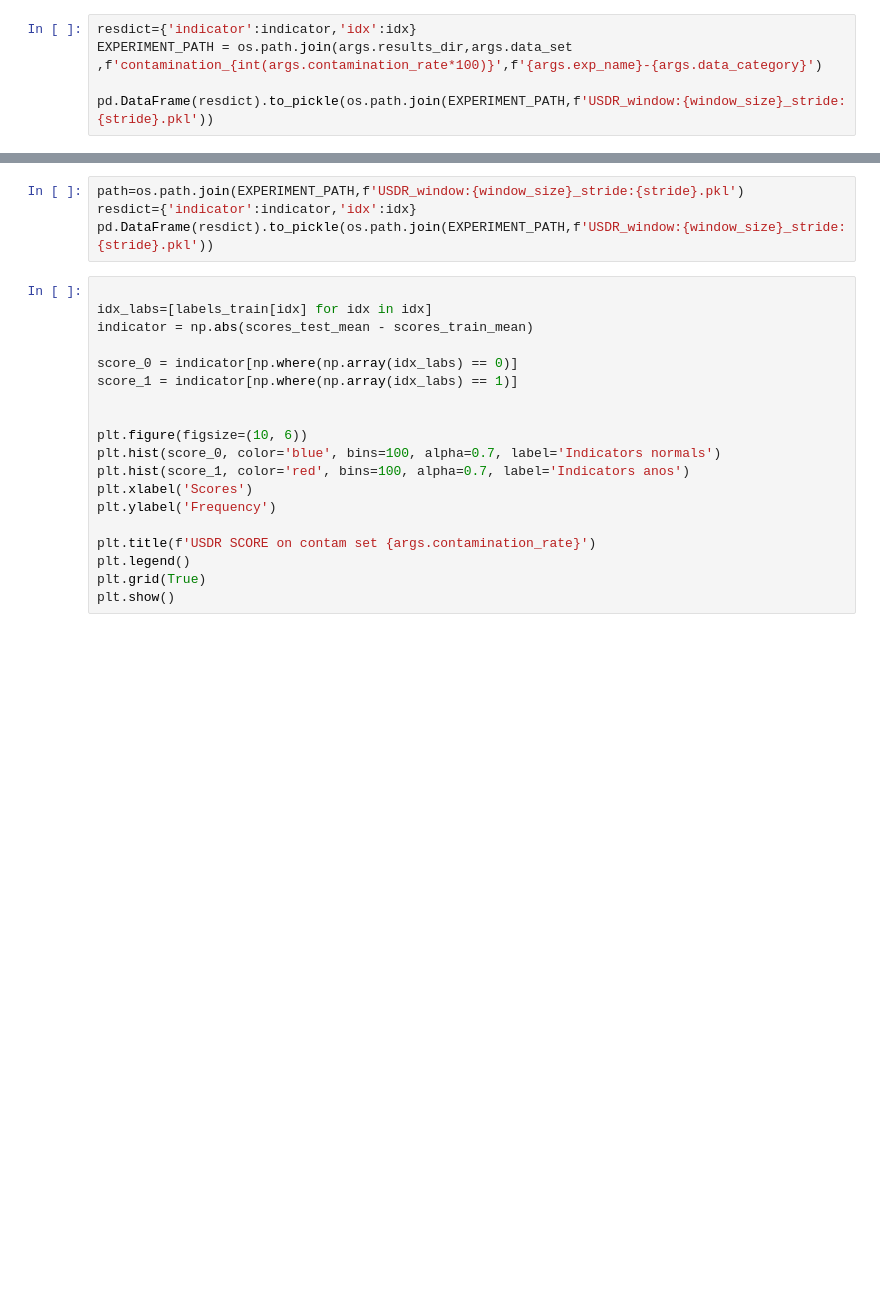
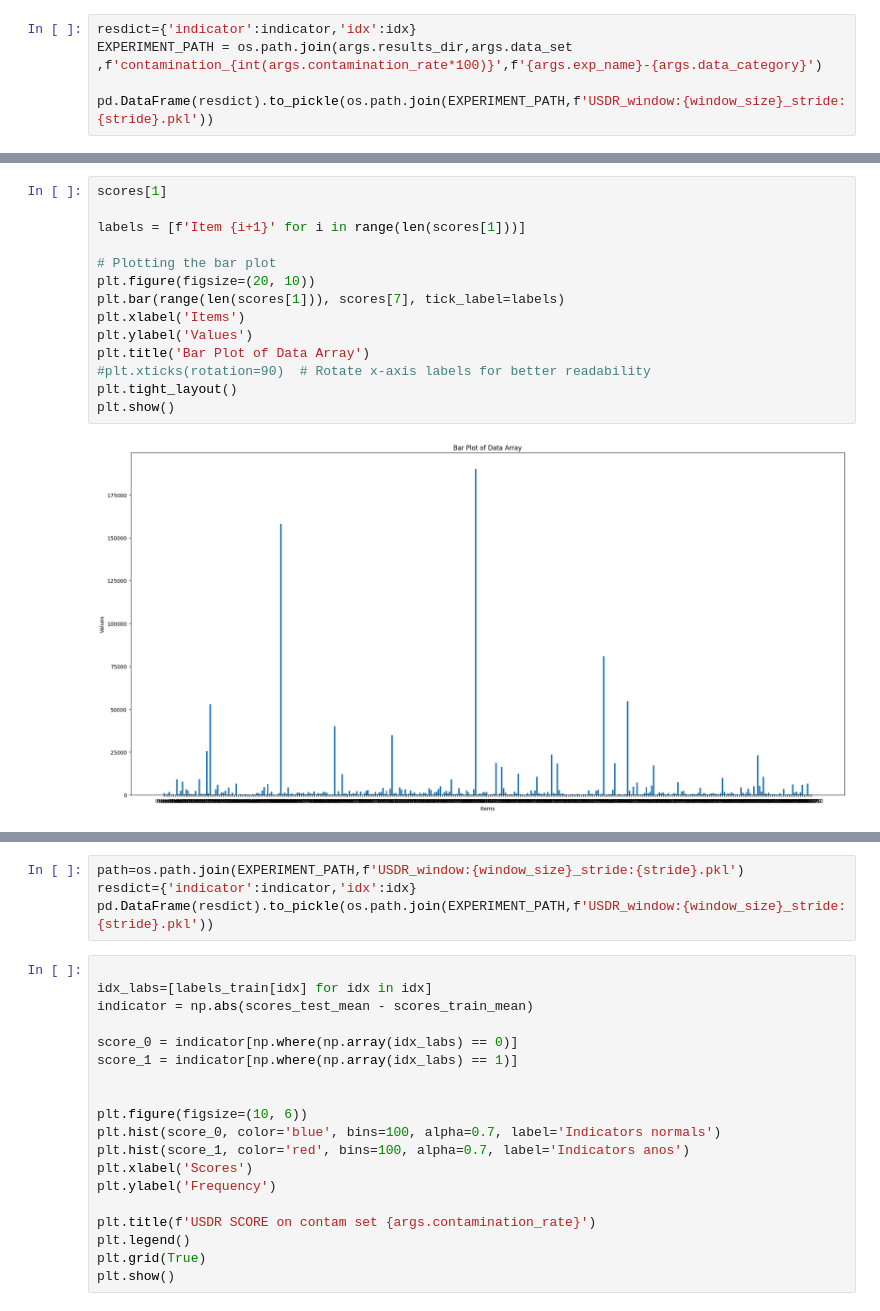
Before and after one commit to buehlpa/UTRAD, a Jupyter notebook: dev_usdr.ipynb, the cells around one changed output, grey strips where cells are left out. Saved outputs shown, nothing was run; the diff lists cells and outputs as text; blank space fills up the shorter version.

```diff
--- a/dev_usdr.ipynb
+++ b/dev_usdr.ipynb
@@ -557,3 +403,19 @@ idx_labs
+# %%
+scores[1]
+
+labels = [f'Item {i+1}' for i in range(len(scores[1]))]
+
+# Plotting the bar plot
+plt.figure(figsize=(20, 10))
+plt.bar(range(len(scores[1])), scores[7], tick_label=labels)
+plt.xlabel('Items')
+plt.ylabel('Values')
+plt.title('Bar Plot of Data Array')
+#plt.xticks(rotation=90)  # Rotate x-axis labels for better readability
+plt.tight_layout()
+plt.show()
+# %% [output]
+[figure, added]
 # %%
 indicator=df['indicator']
 indicator=np.array(indicator)
```
Also changed, not shown: parts of 17 cells of this notebook, 10 other files.
